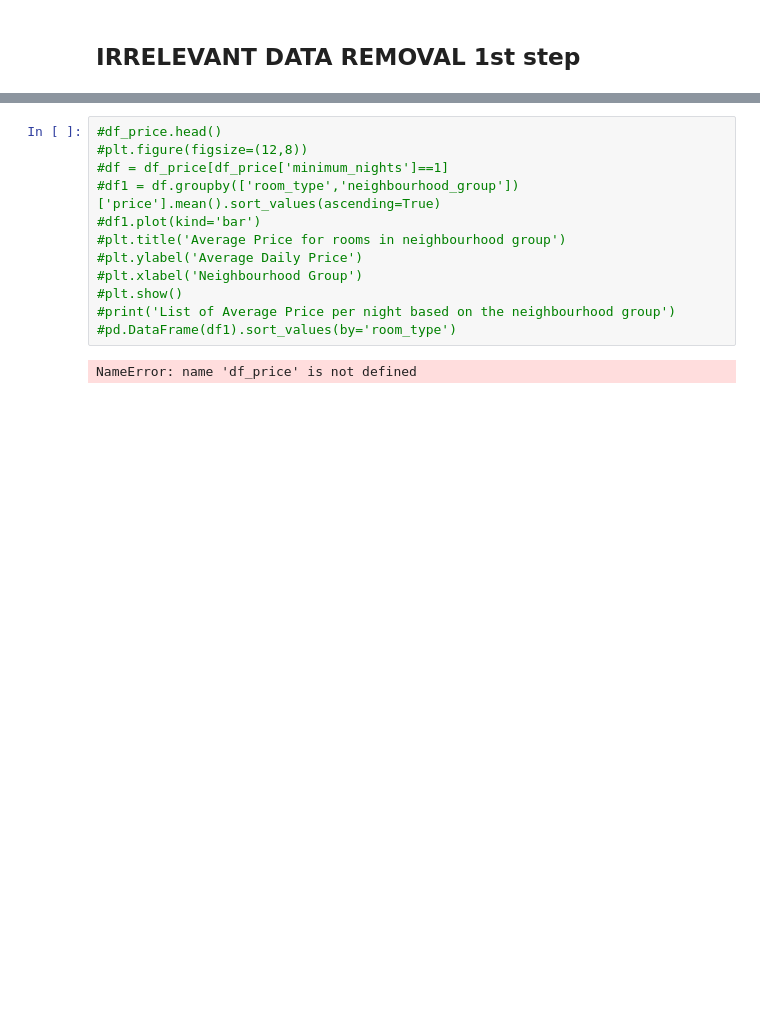
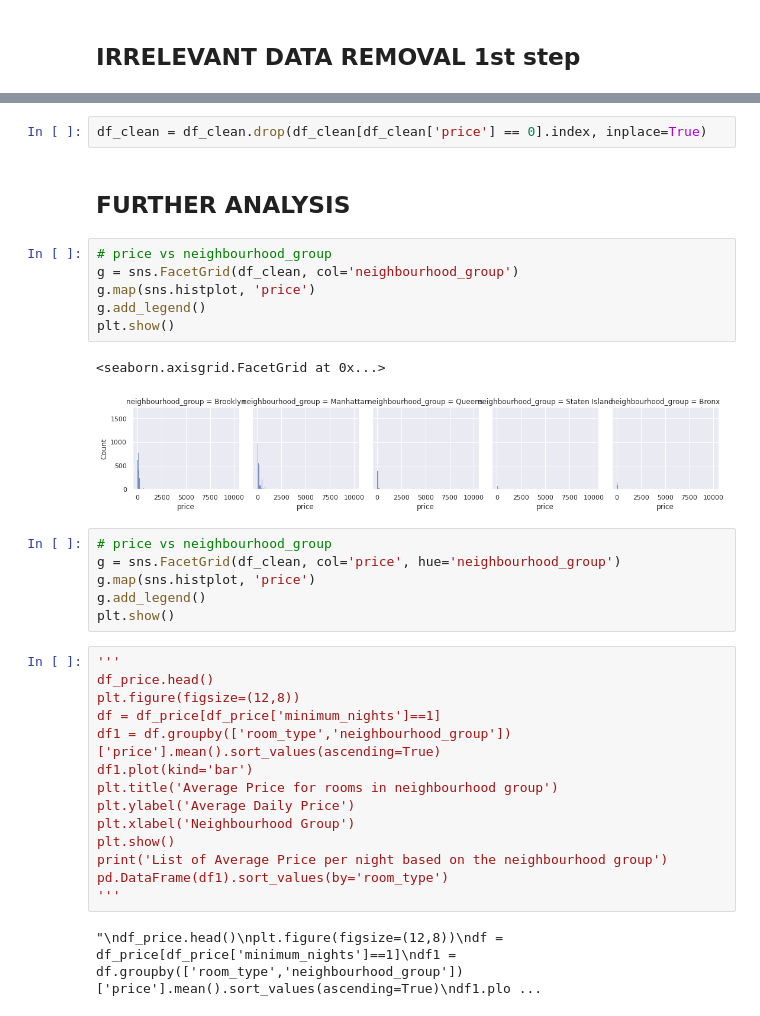
Before and after one commit to jgayosof/11.exploratory-data-analysis-proyect-tutorial, a Jupyter notebook: src/explore.ipynb, the cells around one changed output, grey strips where cells are left out. Saved outputs shown, nothing was run; the diff lists cells and outputs as text; blank space fills up the shorter version.

```diff
--- a/src/explore.ipynb
+++ b/src/explore.ipynb
@@ -269,14 +358,35 @@ len(df[df['price'] < 20])
+# %%
+df_clean = df_clean.drop(df_clean[df_clean['price'] == 0].index, inplace=True)
+# %% [markdown]
+## FURTHER ANALYSIS
+# %%
+# price vs neighbourhood_group
+g = sns.FacetGrid(df_clean, col='neighbourhood_group')
+g.map(sns.histplot, 'price')
+g.add_legend()
+plt.show()
+# %% [output]
+<seaborn.axisgrid.FacetGrid at 0x...>
+[figure, added]
+# %%
+# price vs neighbourhood_group
+g = sns.FacetGrid(df_clean, col='price', hue='neighbourhood_group')
+g.map(sns.histplot, 'price')
+g.add_legend()
+plt.show()
 # %%
-#df_price.head()
-#plt.figure(figsize=(12,8))
-#df = df_price[df_price['minimum_nights']==1]
-#df1 = df.groupby(['room_type','neighbourhood_group'])['price'].mean().sort_values(ascending=True)
-#df1.plot(kind='bar')
-#plt.title('Average Price for rooms in neighbourhood group')
-#plt.ylabel('Average Daily Price')
-#plt.xlabel('Neighbourhood Group')
-#plt.show()
-#print('List of Average Price per night based on the neighbourhood group')
-#pd.DataFrame(df1).sort_values(by='room_type')
+'''
+df_price.head()
+plt.figure(figsize=(12,8))
+df = df_price[df_price['minimum_nights']==1]
+df1 = df.groupby(['room_type','neighbourhood_group'])['price'].mean().sort_values(ascending=True)
+df1.plot(kind='bar')
+plt.title('Average Price for rooms in neighbourhood group')
+plt.ylabel('Average Daily Price')
+plt.xlabel('Neighbourhood Group')
+plt.show()
+print('List of Average Price per night based on the neighbourhood group')
+pd.DataFrame(df1).sort_values(by='room_type')
+'''
 # %% [output]
-NameError: name 'df_price' is not defined
+"\ndf_price.head()\nplt.figure(figsize=(12,8))\ndf = df_price[df_price['minimum_nights']==1]\ndf1 = df.groupby(['room_type','neighbourhood_group'])['price'].mean().sort_values(ascending=True)\ndf1.plo ...
```
Also changed, not shown: parts of 23 cells of this notebook.
